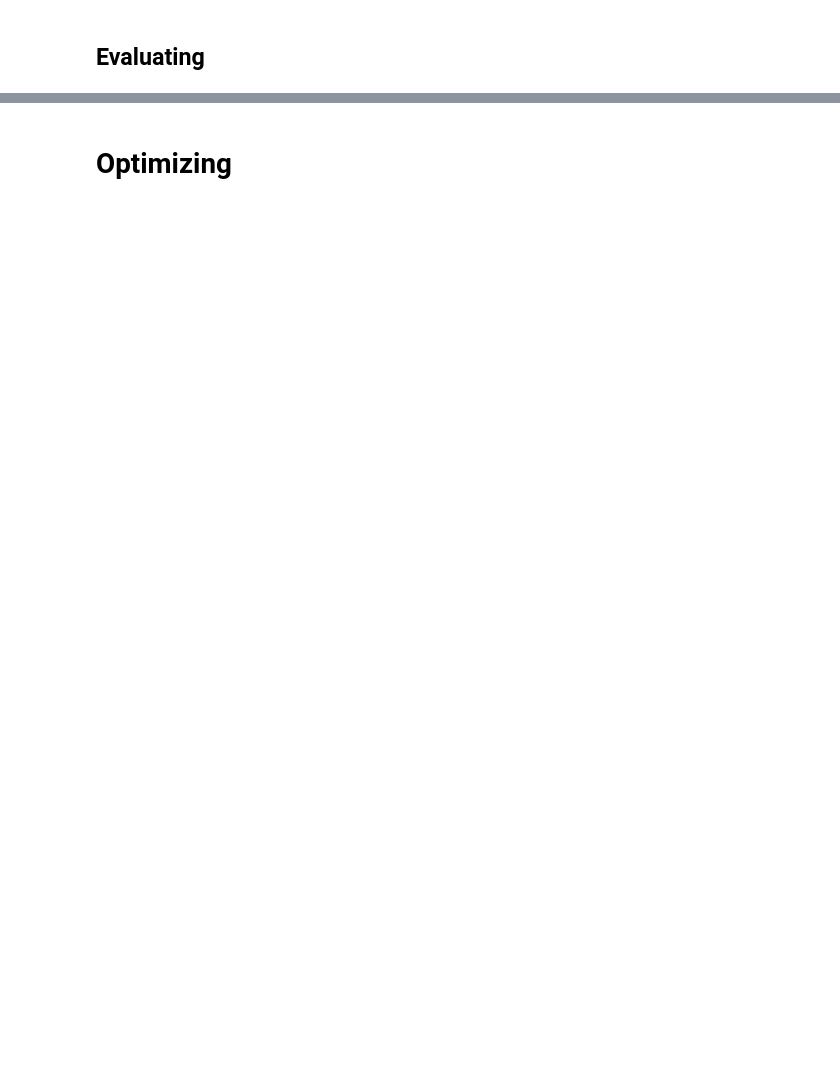
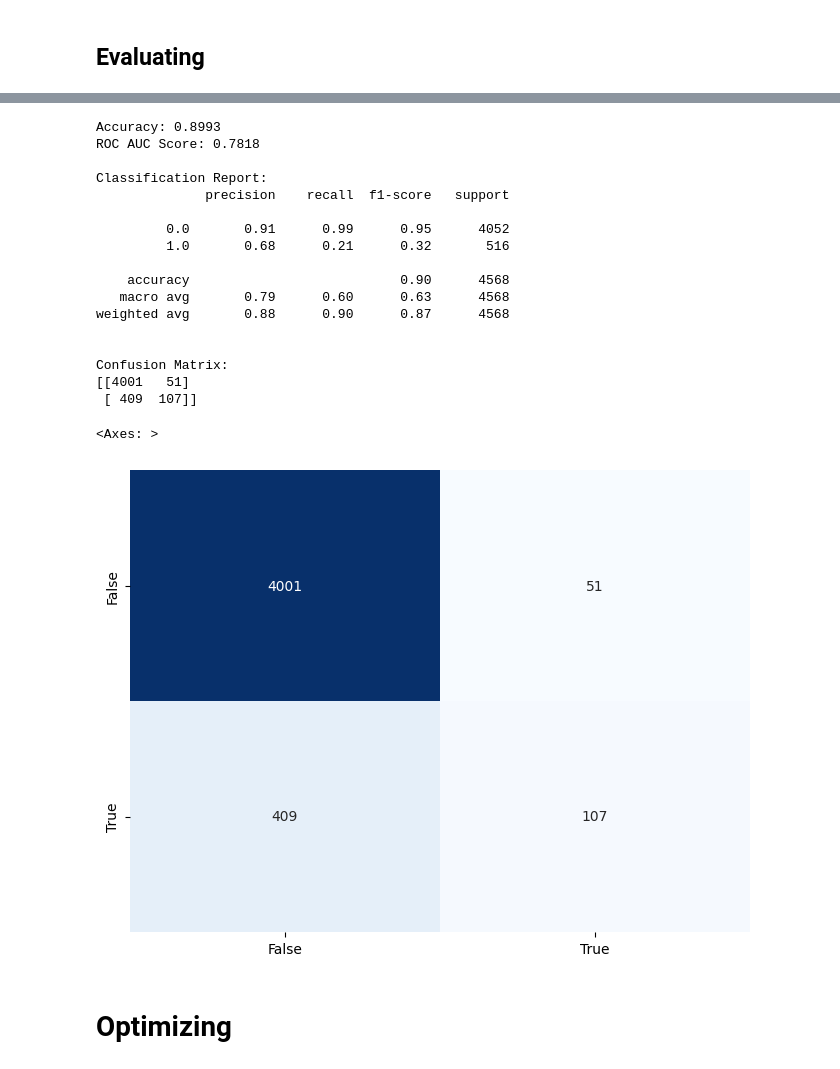
Before and after one commit to 6n6j6m/Data-Quest-Challenge-DSI, a Jupyter notebook: main.ipynb, the cells around one changed output, grey strips where cells are left out. Saved outputs shown, nothing was run; the diff lists cells and outputs as text; code cells hidden in the pictures; blank space fills up the shorter version.

```diff
--- a/main.ipynb
+++ b/main.ipynb
@@ -623,5 +641,45 @@ Confusion Matrix:
 <Axes: >
 [figure]
+# %%
+# Make predictions
+y_pred = model3.predict(X_val_scaled)
+y_pred_proba = model3.predict_proba(X_val_scaled)[:,1]
+
+# Evaluate the model
+accuracy = accuracy_score(y_val, y_pred)
+roc_auc = roc_auc_score(y_val, y_pred_proba)
+conf_matrix = confusion_matrix(y_val, y_pred)
+
+print(f"Accuracy: {accuracy:.4f}")
+print(f"ROC AUC Score: {roc_auc:.4f}")
+print("\nClassification Report:")
+print(classification_report(y_val, y_pred))
+print("\nConfusion Matrix:")
+print(conf_matrix)
+
+cm = confusion_matrix(y_val, y_pred)
+plt.figure(figsize=(8, 6))
+sns.heatmap(cm, annot=True, fmt='d', cmap='Blues', cbar=False, xticklabels=['False', 'True'], yticklabels=['False', 'True'])
+# %% [output]
+Accuracy: 0.8993
+ROC AUC Score: 0.7818
+
+Classification Report:
+              precision    recall  f1-score   support
+
+         0.0       0.91      0.99      0.95      4052
+         1.0       0.68      0.21      0.32       516
+
+    accuracy                           0.90      4568
+   macro avg       0.79      0.60      0.63      4568
+weighted avg       0.88      0.90      0.87      4568
+
+
+Confusion Matrix:
+[[4001   51]
+ [ 409  107]]
+<Axes: >
+[figure, added]
 # %% [markdown]
 # Optimizing
 # %%
```
Also changed, not shown: parts of 18 cells of this notebook, 7 other files.
